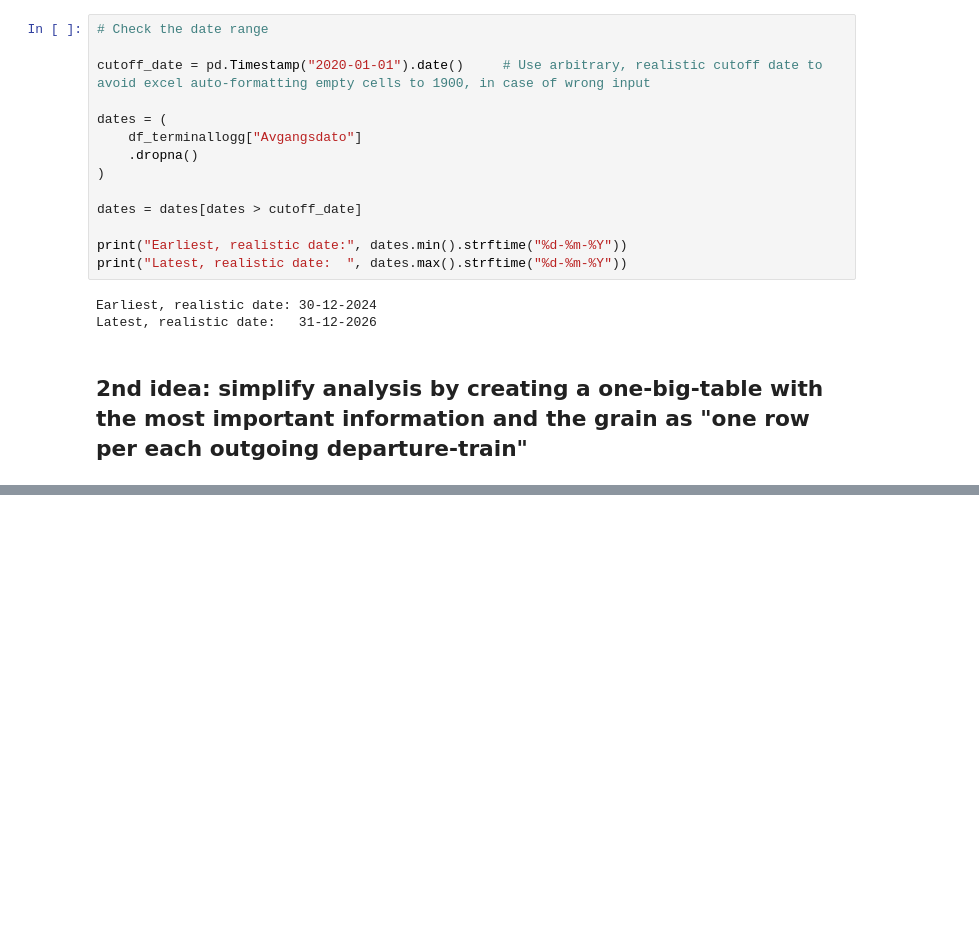
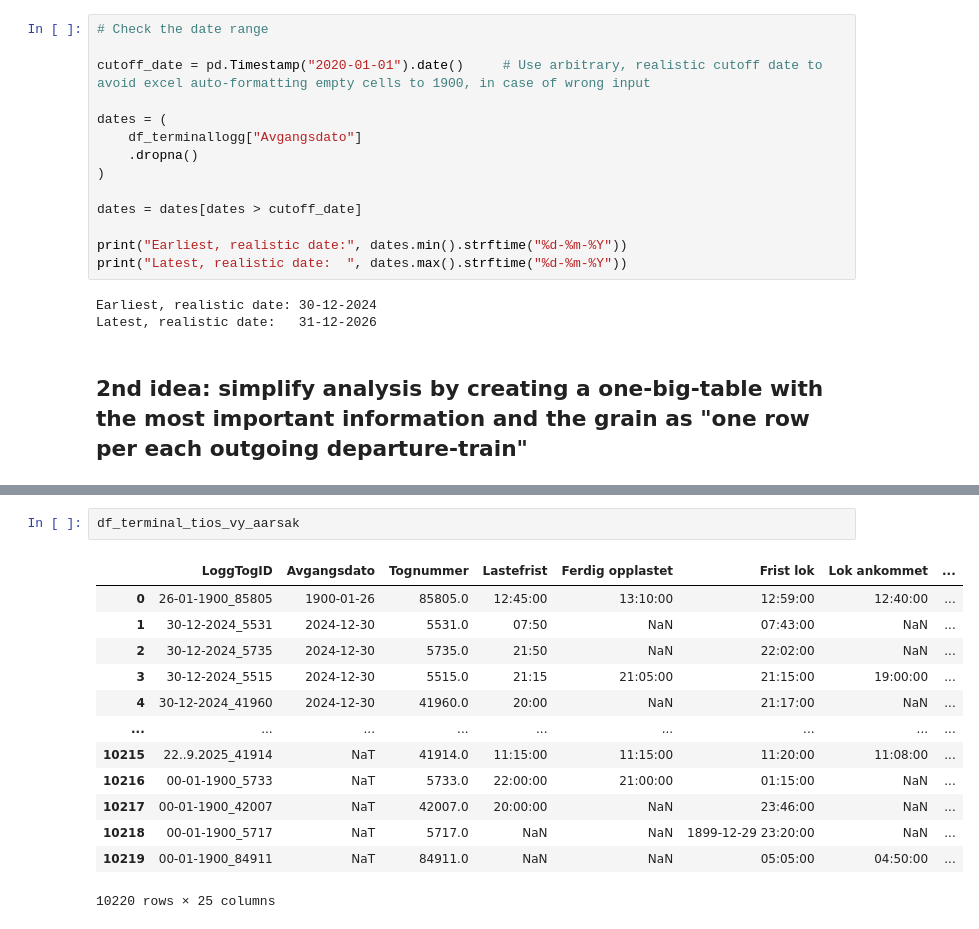
Before and after one commit to KriStrom/masteroppgave26SixSigmaDataanalyse, a Jupyter notebook: 01_measure_phase/01_00_data_exploration_and_experimentation.ipynb, the cells around one changed output, grey strips where cells are left out. Saved outputs shown, nothing was run; the diff lists cells and outputs as text; blank space fills up the shorter version.

```diff
--- a/01_measure_phase/01_00_data_exploration_and_experimentation.ipynb
+++ b/01_measure_phase/01_00_data_exploration_and_experimentation.ipynb
@@ -601,0 +924,16 @@ Latest, realistic date:   31-12-2026
+# %%
+df_terminal_tios_vy_aarsak
+# %% [output]
+|  | LoggTogID | Avgangsdato | Tognummer | Lastefrist | Ferdig opplastet | Frist lok | Lok ankommet | ... |
+| 0 | 26-01-1900_85805 | 1900-01-26 | 85805.0 | 12:45:00 | 13:10:00 | 12:59:00 | 12:40:00 | ... |
+| 1 | 30-12-2024_5531 | 2024-12-30 | 5531.0 | 07:50 | NaN | 07:43:00 | NaN | ... |
+| 2 | 30-12-2024_5735 | 2024-12-30 | 5735.0 | 21:50 | NaN | 22:02:00 | NaN | ... |
+| 3 | 30-12-2024_5515 | 2024-12-30 | 5515.0 | 21:15 | 21:05:00 | 21:15:00 | 19:00:00 | ... |
+| 4 | 30-12-2024_41960 | 2024-12-30 | 41960.0 | 20:00 | NaN | 21:17:00 | NaN | ... |
+| ... | ... | ... | ... | ... | ... | ... | ... | ... |
+| 10215 | 22..9.2025_41914 | NaT | 41914.0 | 11:15:00 | 11:15:00 | 11:20:00 | 11:08:00 | ... |
+| 10216 | 00-01-1900_5733 | NaT | 5733.0 | 22:00:00 | 21:00:00 | 01:15:00 | NaN | ... |
+| 10217 | 00-01-1900_42007 | NaT | 42007.0 | 20:00:00 | NaN | 23:46:00 | NaN | ... |
+| 10218 | 00-01-1900_5717 | NaT | 5717.0 | NaN | NaN | 1899-12-29 23:20:00 | NaN | ... |
+| 10219 | 00-01-1900_84911 | NaT | 84911.0 | NaN | NaN | 05:05:00 | 04:50:00 | ... |
+10220 rows × 25 columns
```
Also changed, not shown: parts of 18 cells of this notebook.
